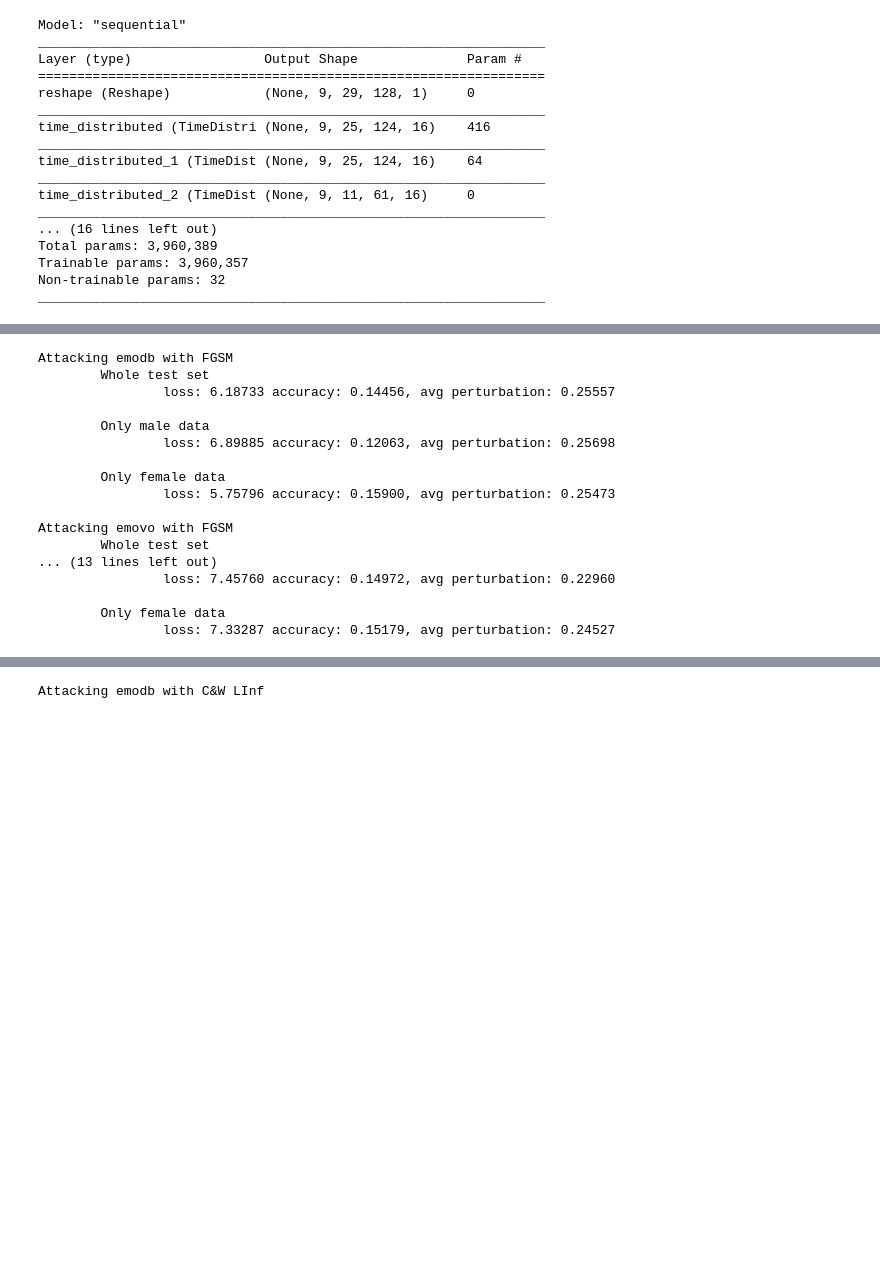
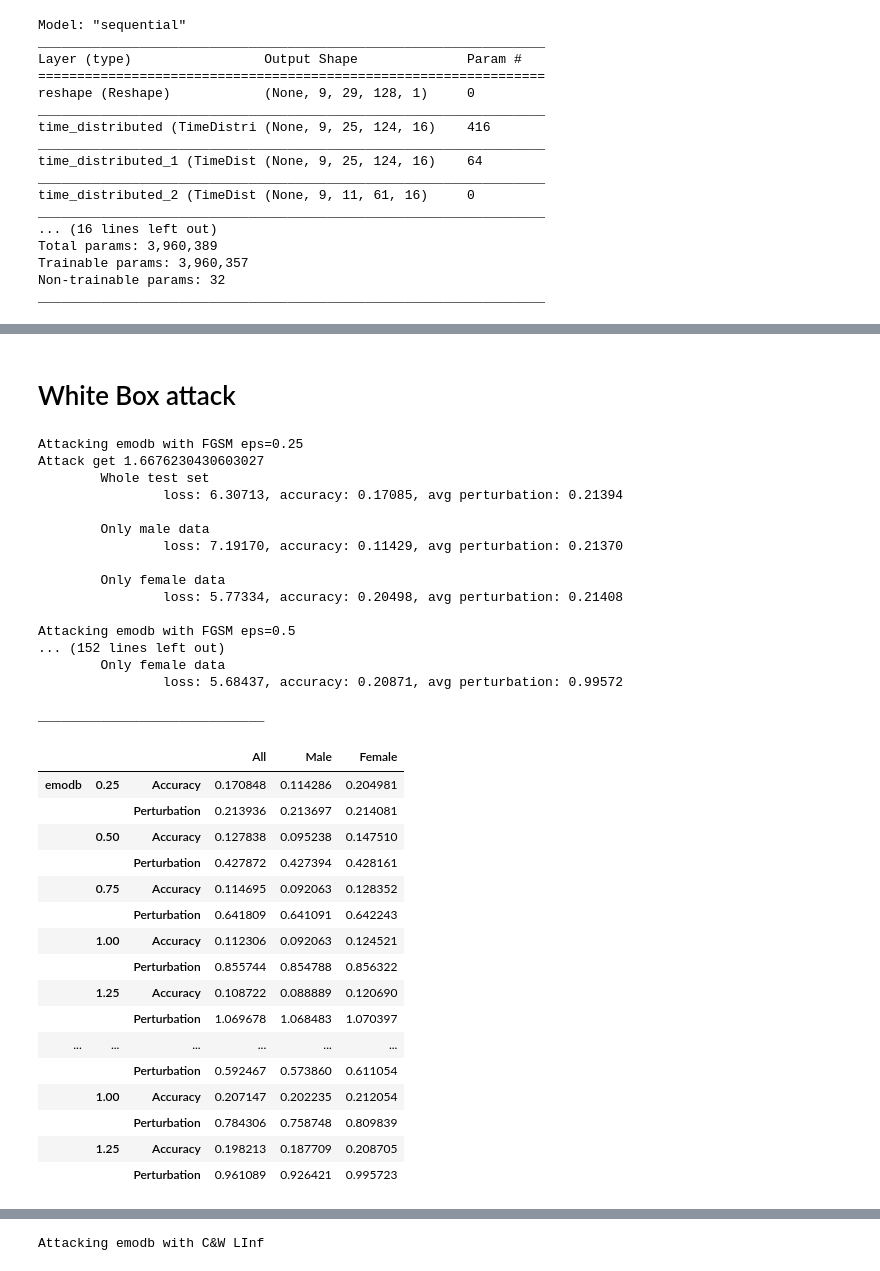
Before and after one commit to LIMUNIMI/thesis_adversarial_ml_audio, a Jupyter notebook: attacks.ipynb, the cells around one changed output, grey strips where cells are left out. Drawn from its saved outputs; the diff is of its cells as text; code cells hidden in the pictures; blank space fills up the shorter version.

Commit message:
add some attacks

```diff
--- a/attacks.ipynb
+++ b/attacks.ipynb
@@ -278,5 +287,6 @@ classifiers = {d: TensorFlowV2Classifier(models[d],
                                          nb_classes=5,
                                          input_shape=(261,128,1),
                                          loss_object=tf.keras.losses.SparseCategoricalCrossentropy(),
+                                         clip_values=(minv[d], maxv[d]),
                                          channels_first=False)
                for d in models}
@@ -304,0 +325,13 @@ def attack(model, method, d, md, bs):
+# %%
+results = {}
+times = {}
+# %%
+def df_attack(d_res):
+    reform = {(dataset, param, metric): values
+              for dataset, inner1 in d_res.items()
+              for param, inner2 in inner1.items()
+              for metric, values in inner2.items()
+              if metric != 'Loss'}
+    mux = pd.MultiIndex.from_tuples(reform.keys())
+    df = pd.DataFrame(list(reform.values()), index=mux)
+    return df
@@ -305,26 +346,58 @@ def attack(model, method, d, md, bs):
+# %% [markdown]
+# White Box attack
 # %%
 from art.attacks.evasion import FastGradientMethod
 
+epss = [0.25, 0.5, 0.75, 1, 1.25]
+results['fgsm'] = {}
+times['fgsm'] = {}
+
 for d in models:
-    print(f'Attacking {d} with FGSM')
-    fgsm = FastGradientMethod(estimator=classifiers[d], eps=0.3)
+    results['fgsm'][d] = {}
+    times['fgsm'][d] = {}
+    for e in epss:
+        print(f'Attacking {d} with FGSM eps={e}')
+        fgsm = FastGradientMethod(estimator=classifiers[d], eps=e)
 
-    attack(models[d], fgsm, test[d], test_md[d], param[d]["batch_size"])
+        res, runtime = attack(models[d], fgsm, test[d], test_md[d], param[d]["batch_size"])
+        results['fgsm'][d][e] = res
+        times['fgsm'][d][e] = runtime
+    print("_____________________________")
 # %% [output]
-Attacking emodb with FGSM
+Attacking emodb with FGSM eps=0.25
+Attack get 1.6676230430603027
         Whole test set
-                loss: 6.18733 accuracy: 0.14456, avg perturbation: 0.25557
+                loss: 6.30713, accuracy: 0.17085, avg perturbation: 0.21394
 
         Only male data
-                loss: 6.89885 accuracy: 0.12063, avg perturbation: 0.25698
+                loss: 7.19170, accuracy: 0.11429, avg perturbation: 0.21370
 
         Only female data
-                loss: 5.75796 accuracy: 0.15900, avg perturbation: 0.25473
+                loss: 5.77334, accuracy: 0.20498, avg perturbation: 0.21408
 
-Attacking emovo with FGSM
-        Whole test set
-... (13 lines left out)
-                loss: 7.45760 accuracy: 0.14972, avg perturbation: 0.22960
+Attacking emodb with FGSM eps=0.5
+... (152 lines left out)
+        Only female data
+                loss: 5.68437, accuracy: 0.20871, avg perturbation: 0.99572
 
-        Only female data
-                loss: 7.33287 accuracy: 0.15179, avg perturbation: 0.24527
+_____________________________
+# %%
+df_attack(results['fgsm'])
+# %% [output]
+|  |  |  | All | Male | Female |
+| emodb | 0.25 | Accuracy | 0.170848 | 0.114286 | 0.204981 |
+|  |  | Perturbation | 0.213936 | 0.213697 | 0.214081 |
+|  | 0.50 | Accuracy | 0.127838 | 0.095238 | 0.147510 |
+|  |  | Perturbation | 0.427872 | 0.427394 | 0.428161 |
+|  | 0.75 | Accuracy | 0.114695 | 0.092063 | 0.128352 |
+|  |  | Perturbation | 0.641809 | 0.641091 | 0.642243 |
+|  | 1.00 | Accuracy | 0.112306 | 0.092063 | 0.124521 |
+|  |  | Perturbation | 0.855744 | 0.854788 | 0.856322 |
+|  | 1.25 | Accuracy | 0.108722 | 0.088889 | 0.120690 |
+|  |  | Perturbation | 1.069678 | 1.068483 | 1.070397 |
+| ... | ... | ... | ... | ... | ... |
+|  |  | Perturbation | 0.592467 | 0.573860 | 0.611054 |
+|  | 1.00 | Accuracy | 0.207147 | 0.202235 | 0.212054 |
+|  |  | Perturbation | 0.784306 | 0.758748 | 0.809839 |
+|  | 1.25 | Accuracy | 0.198213 | 0.187709 | 0.208705 |
+|  |  | Perturbation | 0.961089 | 0.926421 | 0.995723 |
```
Also changed, not shown: parts of 23 cells of this notebook.
